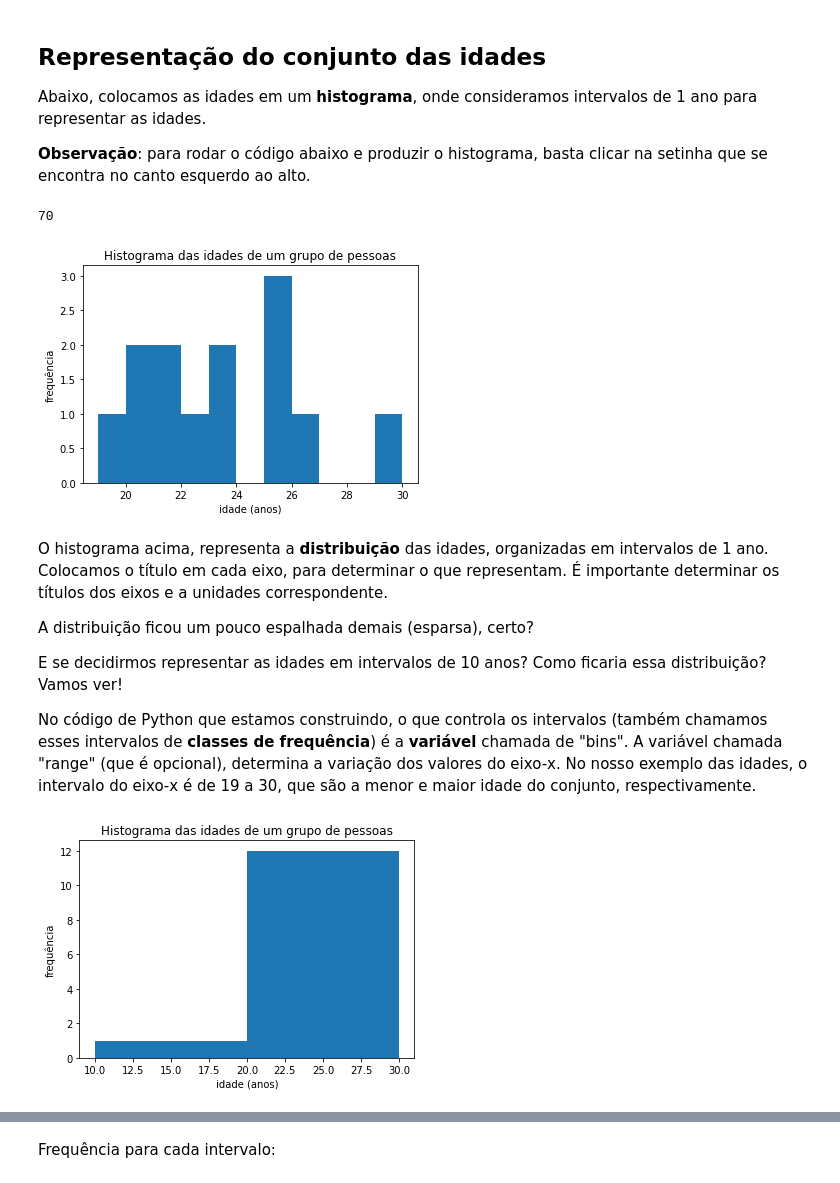
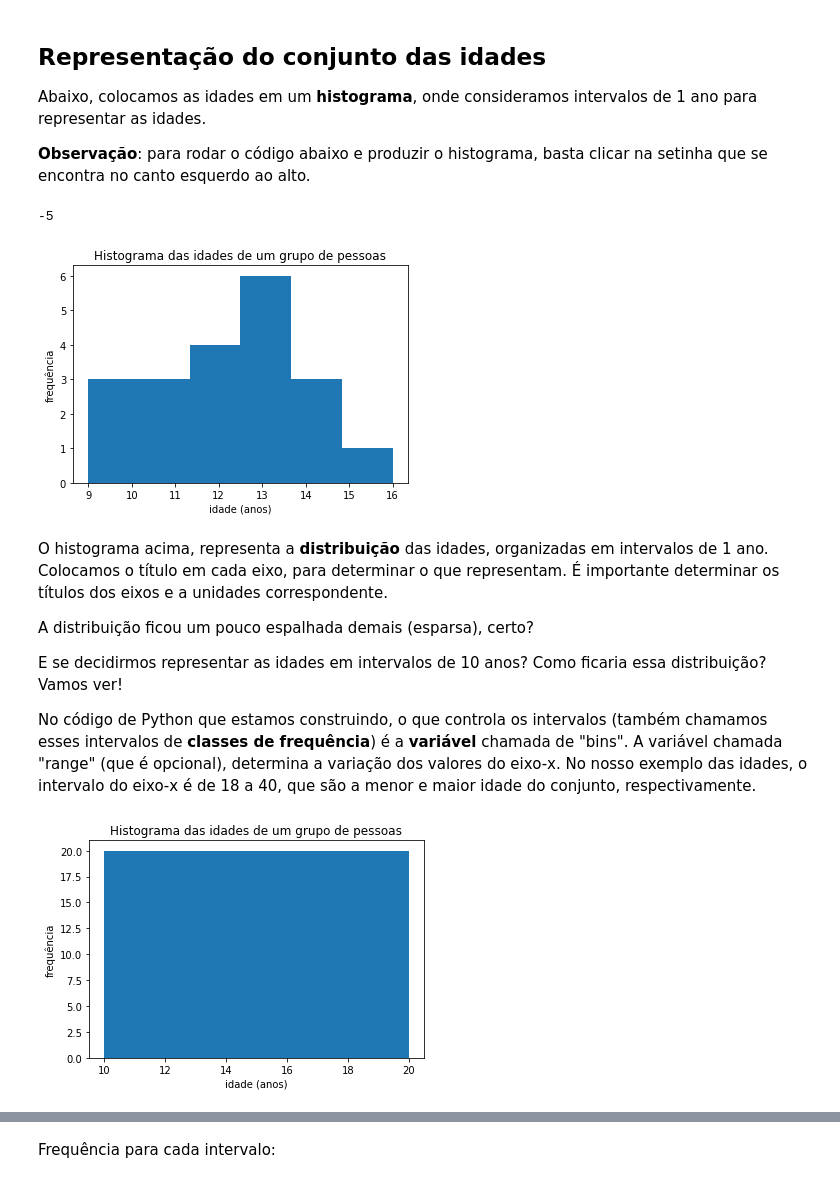
Before and after one commit to elizamelo/FisicaGeral, a Jupyter notebook: histogramasAula02Test.ipynb, the cells around one changed output, grey strips where cells are left out. Drawn from its saved outputs; the diff is of its cells as text; code cells hidden in the pictures.

```diff
--- a/histogramasAula02Test.ipynb
+++ b/histogramasAula02Test.ipynb
@@ -45,26 +47,26 @@ idades = [36,25,38,46,55,68,72,55,36,38,67,45,22,48,91,46,52,61,58,55] #(anos)
 Abaixo, colocamos as idades em um **histograma**, onde consideramos intervalos de 1 ano para representar as idades.
 
 **Observação**: para rodar o código abaixo e produzir o histograma, basta clicar na setinha que se encontra no canto esquerdo ao alto.
-# %%
-92-22
-# %% [output]
-70
+# %%
+10-15
+# %% [output]
+-5
 # %%
 import numpy as np
-import pandas as pd
 import matplotlib as mpl
 import matplotlib.pyplot as plt
 
-
-idades =[22,21,20,23,25,30,20,25,19,26,21,23,25]
-plt.hist(idades, bins=11, range=[19,30])
+#Turma 3 e 4
+idades = [10,11,12,13,13,14,14,15,13,12,13,11,12,10,13,11,14,12,10,13] #anos
+#idades =[22,21,20,23,25,30,20,25,19,26,21,23,25]
+plt.hist(idades, bins=6, range=[9,16])
 plt.xlabel('idade (anos)')
 plt.ylabel('frequência')
 plt.title('Histograma das idades de um grupo de pessoas')
 
 plt.show()
 # %% [output]
-[figure, old version]
+[figure, new version]
 # %% [markdown]
 O histograma acima, representa a **distribuição** das idades, organizadas em intervalos de 1 ano. Colocamos o título em cada eixo, para determinar o que representam. É importante determinar os títulos dos eixos e a unidades correspondente.
 
@@ -73,15 +75,15 @@ A distribuição ficou um pouco espalhada demais (esparsa), certo?
 E se decidirmos representar as idades em intervalos de 10 anos? Como ficaria essa distribuição?
 Vamos ver!
 
-No código de Python que estamos construindo, o que controla os intervalos (também chamamos esses intervalos de **classes de frequência**) é a **variável** chamada de "bins". A variável chamada "range" (que é opcional), determina a variação dos valores do eixo-x. No nosso exemplo das idades, o intervalo do eixo-x é de 19 a 30, que são a menor e maior idade do conjunto, respectivamente.
+No código de Python que estamos construindo, o que controla os intervalos (também chamamos esses intervalos de **classes de frequência**) é a **variável** chamada de "bins". A variável chamada "range" (que é opcional), determina a variação dos valores do eixo-x. No nosso exemplo das idades, o intervalo do eixo-x é de 18 a 40, que são a menor e maior idade do conjunto, respectivamente.
 # %%
-plt.hist(idades, bins=[10,20,30])
+plt.hist(idades, bins=[10,20])
 plt.xlabel('idade (anos)')
 plt.ylabel('frequência')
 plt.title('Histograma das idades de um grupo de pessoas')
 plt.show()
 # %% [output]
-[figure, old version]
+[figure, new version]
 # %%
 fig = plt.figure( figsize=(8,6) )
 
```
Also changed, not shown: parts of 26 cells of this notebook.
